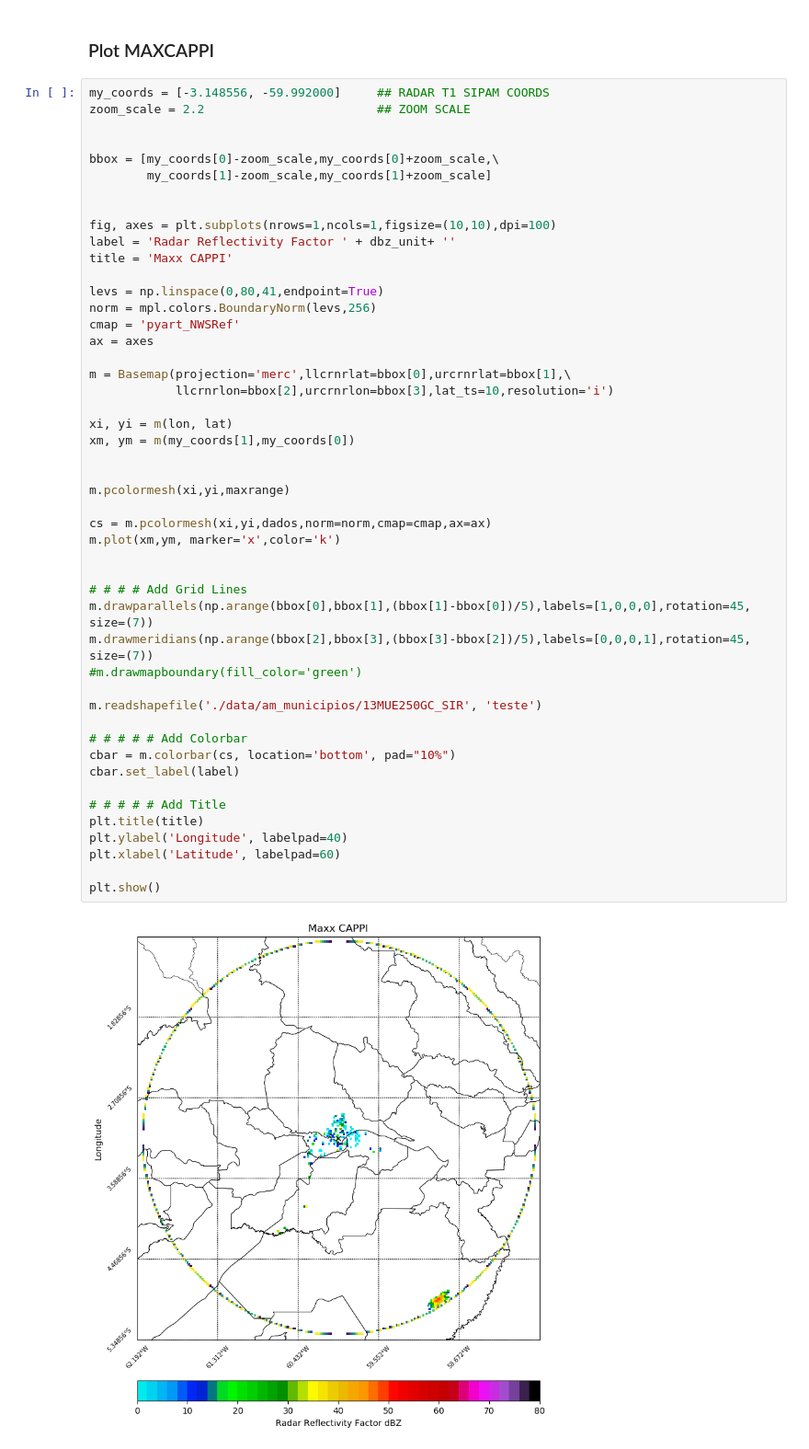
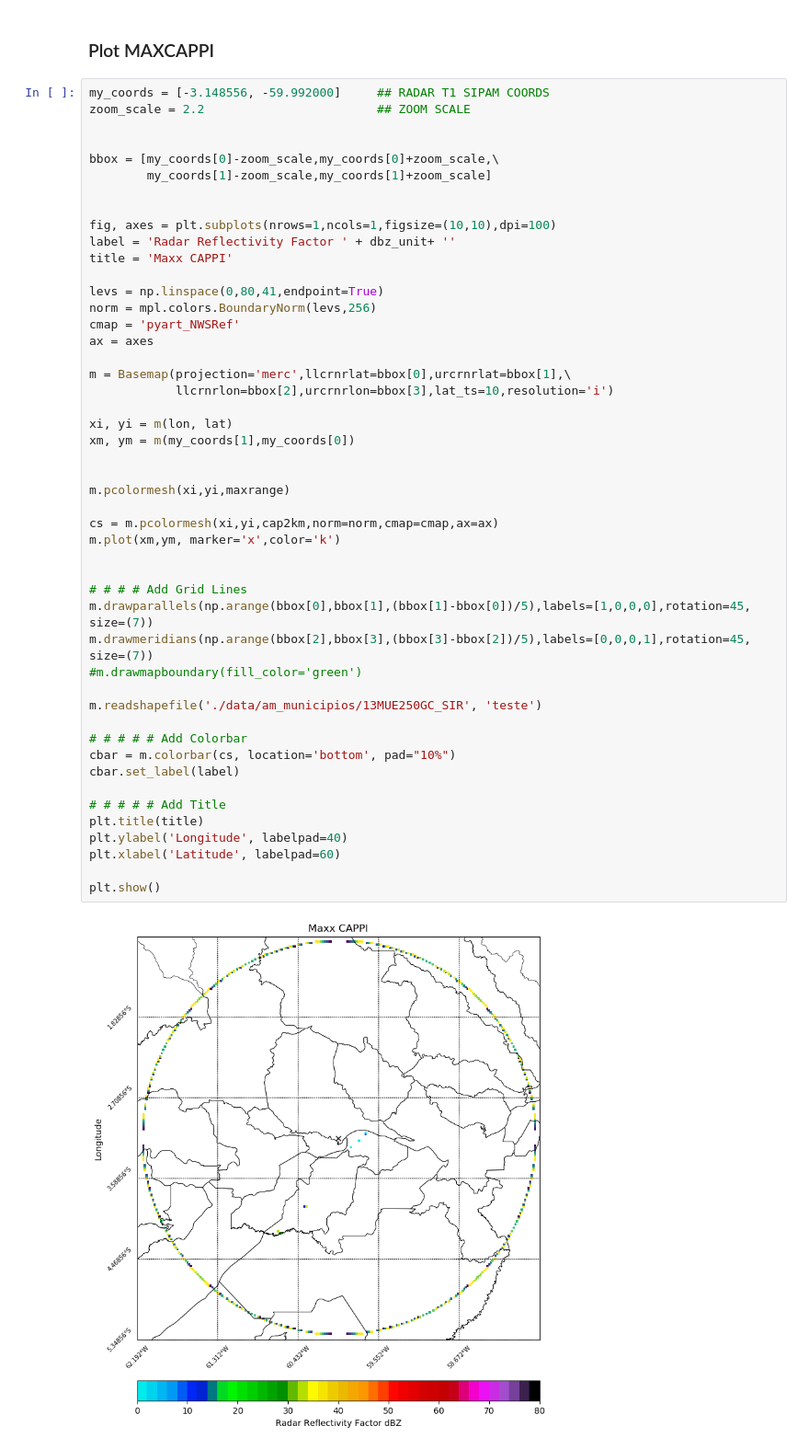
Before and after one commit to helvecioneto/CAP-394, a Jupyter notebook: 01-EDA.ipynb, the cells around one changed output. Shown: that part at 92% size. Drawn from its saved outputs; the diff is of its cells as text.

Commit message:
New Plots

```diff
--- a/01-EDA.ipynb
+++ b/01-EDA.ipynb
@@ -124,32 +132,32 @@ ax = axes
 m = Basemap(projection='merc',llcrnrlat=bbox[0],urcrnrlat=bbox[1],\
             llcrnrlon=bbox[2],urcrnrlon=bbox[3],lat_ts=10,resolution='i')
 
 xi, yi = m(lon, lat)
 xm, ym = m(my_coords[1],my_coords[0])
 
 
 m.pcolormesh(xi,yi,maxrange)
 
-cs = m.pcolormesh(xi,yi,dados,norm=norm,cmap=cmap,ax=ax)
+cs = m.pcolormesh(xi,yi,cap2km,norm=norm,cmap=cmap,ax=ax)
 m.plot(xm,ym, marker='x',color='k')
 
 
 # # # # Add Grid Lines
 m.drawparallels(np.arange(bbox[0],bbox[1],(bbox[1]-bbox[0])/5),labels=[1,0,0,0],rotation=45, size=(7))
 m.drawmeridians(np.arange(bbox[2],bbox[3],(bbox[3]-bbox[2])/5),labels=[0,0,0,1],rotation=45, size=(7))
 #m.drawmapboundary(fill_color='green')
 
 m.readshapefile('./data/am_municipios/13MUE250GC_SIR', 'teste')
 
 # # # # # Add Colorbar
 cbar = m.colorbar(cs, location='bottom', pad="10%")
 cbar.set_label(label)
 
 # # # # # Add Title
 plt.title(title)
 plt.ylabel('Longitude', labelpad=40)
 plt.xlabel('Latitude', labelpad=60)
 
 plt.show()
 # %% [output]
-[figure, old version]
+[figure, new version]
```
Also changed, not shown: parts of 9 cells of this notebook, 12 other files.
